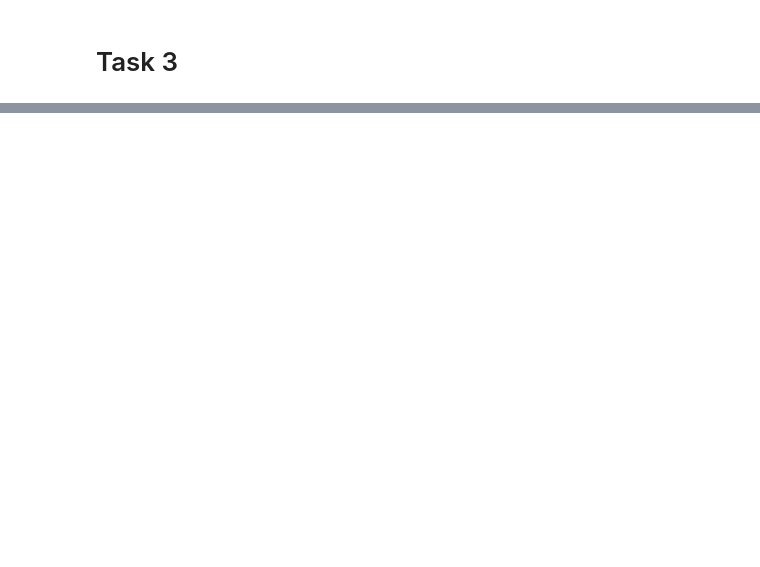
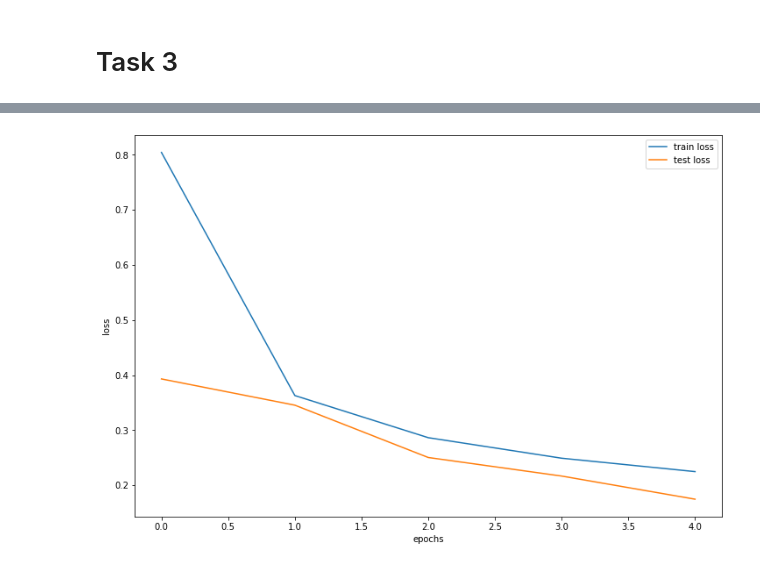
Before and after one commit to NaJonas/AI-Coursework, a Jupyter notebook: Task_3.ipynb, the cells around one changed output, grey strips where cells are left out. Saved outputs shown, nothing was run; the diff lists cells and outputs as text; code cells hidden in the pictures; blank space fills up the shorter version.

Commit message:
Finalized Task 3

```diff
--- a/Task_3.ipynb
+++ b/Task_3.ipynb
@@ -123,0 +54,92 @@ print(np.sum(np.square(var-var2)))
+# %%
+import matplotlib.pyplot as plt
+
+
+def train(model, lr):
+    cse_loss = nn.CrossEntropyLoss()
+    optimizer = optim.SGD(model.parameters(), lr=lr)
+    model.train()
+    total_loss = 0
+    iterations = 0
+    for i, (images, labels) in enumerate(trainloader):
+        if (i>=batch_size): # Using batch_size to limit the dataset to 10000 as used in Task 2
+            break
+        #forward pass
+        output = model(images)
+        # this zeroes / resets all the gradients in the model, so that it is for the next back propagation pass
+        model.zero_grad()
+
+        loss = cse_loss(output, labels)
+        loss.backward()
+        optimizer.step()
+
+        total_loss += loss.item()
+        iterations += 1
+    return total_loss/iterations
+
+
+
+def test(model):
+    cse_loss = nn.CrossEntropyLoss()
+    model.eval()
+    total_loss = 0
+    correct = 0
+    iterations = 0
+    with torch.no_grad():
+        for i, (images, labels) in enumerate(valloader):
+            if (i>=batch_size): # Using batch_size to limit the dataset to 10000 as used in Task 2
+                break
+            output = model(images)
+            model.zero_grad()
+
+            loss = cse_loss(output, labels)
+            total_loss += loss.item()
+
+            # Correct counting taken from https://github.com/pytorch/examples/blob/master/mnist/main.py
+            pred = output.argmax(dim=1, keepdim=True)  # get the index of the max log-probability
+            correct += pred.eq(labels.view_as(pred)).sum().item()
+
+            iterations +=1
+
+        return total_loss/iterations, correct
+
+
+def train_test(epochs, model, lr):
+    epoch_train_loss = []
+    epoch_test_loss = []
+    total_correct = 0
+    for e in range(5):
+        print("No. epochs: ", e+1)
+        train_loss = train(model, lr)
+        print("Train loss: ", train_loss)
+        epoch_train_loss.append(train_loss)
+
+        test_loss, correct = test(model)
+        print("Test loss: ", test_loss)
+        epoch_test_loss.append(test_loss)
+        total_correct += correct
+
+    correct_percent = (total_correct * 100)/(batch_size*epochs)
+    print("Test accuracy: ", correct_percent) # Print the accuracy
+
+    # Plot the results
+    plt.plot(epoch_train_loss, label='train loss')
+    plt.plot(epoch_test_loss, label='test loss')
+    plt.xlabel("epochs")
+    plt.ylabel("loss")
+    plt.legend()
+    plt.show()
+
+
+# Make the figures bigger
+plt.rcParams['figure.figsize'] = [12, 8]
+
+model = NeuralNetwork(128, 64, "relu", "sigmoid")
+model2 = NeuralNetwork(128, 64, "sigmoid", "relu")
+model3 = NeuralNetwork(128, 64, "relu", "relu")
+model4 = NeuralNetwork(10, 5, "relu", "sigmoid")
+train_test(5, model, 0.01)
+train_test(5, model2, 0.001)
+train_test(5, model3, 0.01)
+train_test(5, model4, 0.001)
+# %% [output]
@@ -123,0 +162 @@ print(np.sum(np.square(var-var2)))
+[figure, added]
```
Also changed, not shown: parts of 8 cells of this notebook.
